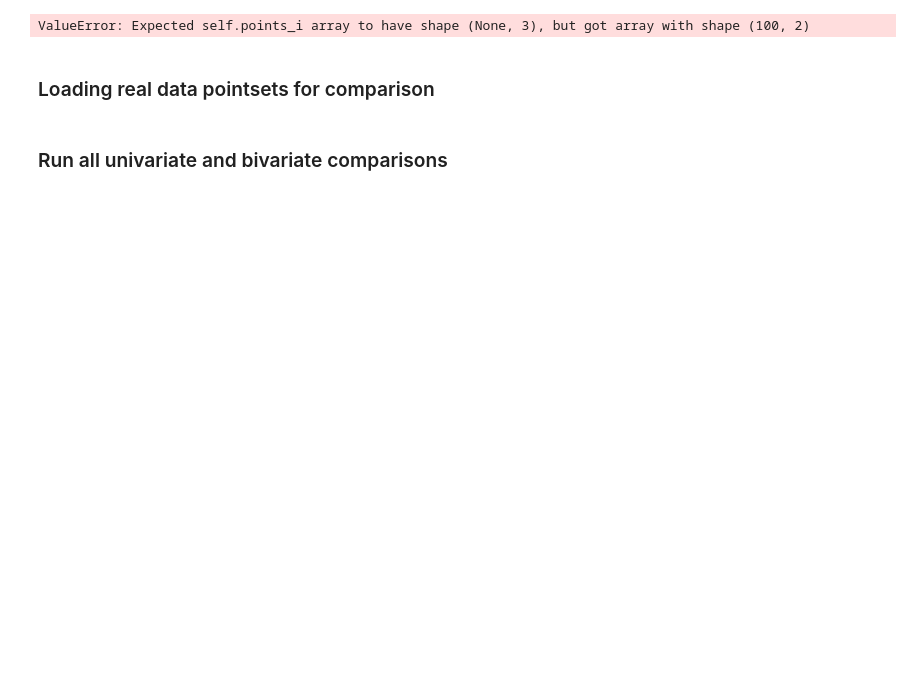
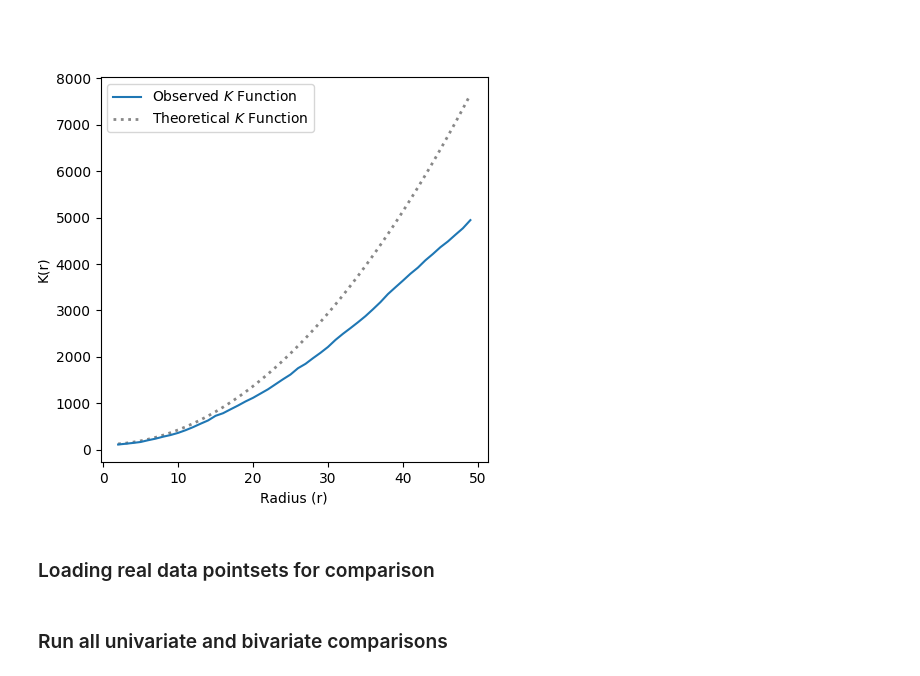
Before and after one commit to dkermany/mdspacer, a Jupyter notebook: ipynb/spacer3d.ipynb, the cells around one changed output. Cells and saved outputs as stored; diff of their text form; code cells hidden in the pictures; blank space fills up the shorter version.

Commit message:
Finished plot_ripley function to plot a single function from its dataframe directly without the need for a csv file. Moved to utils.py

```diff
--- a/ipynb/spacer3d.ipynb
+++ b/ipynb/spacer3d.ipynb
@@ -23,8 +28,10 @@ ax.scatter(test_set2[:, 1],test_set2[:, 0], color="#00f",marker="o", depthshade=
 # %%
-# Univariate analysis compares a set of points against itself
+### Univariate analysis compares a set of points against itself
 test_results = run_ripley(test_set1, test_set1, test_mask, test_radii, n_processes=1)
+random_test_results = monte_carlo(test_set1, test_mask, test_radii, mode="2D", n_samples=10, n_processes=1)
+plot_ripley(test_results, mode="2D")
 # %% [output]
-ValueError: Expected self.points_i array to have shape (None, 3), but got array with shape (100, 2)
+[figure, added]
 # %% [markdown]
 ### Loading real data pointsets for comparison
 # %%
```
Also changed, not shown: parts of 2 cells of this notebook, 2 other files.
